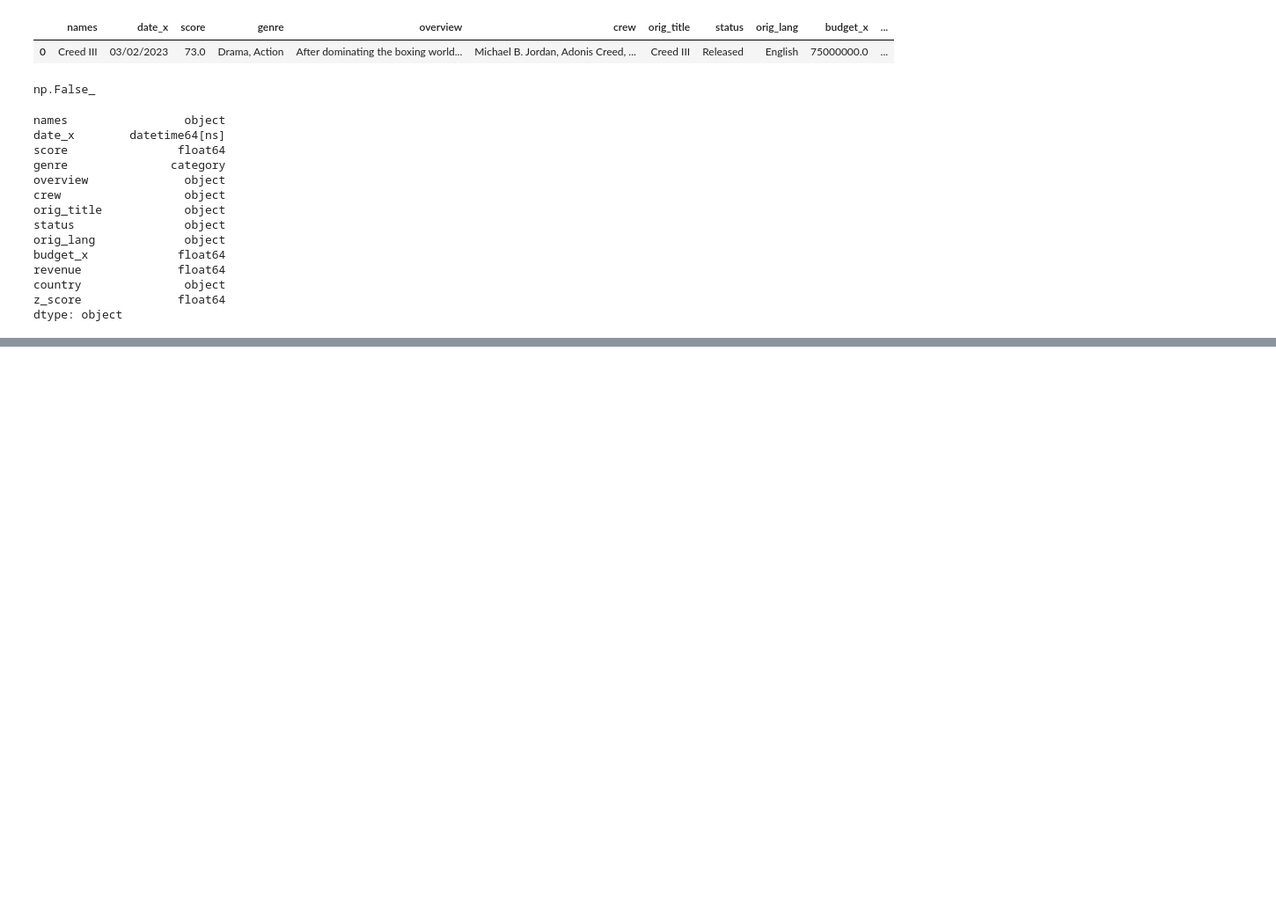
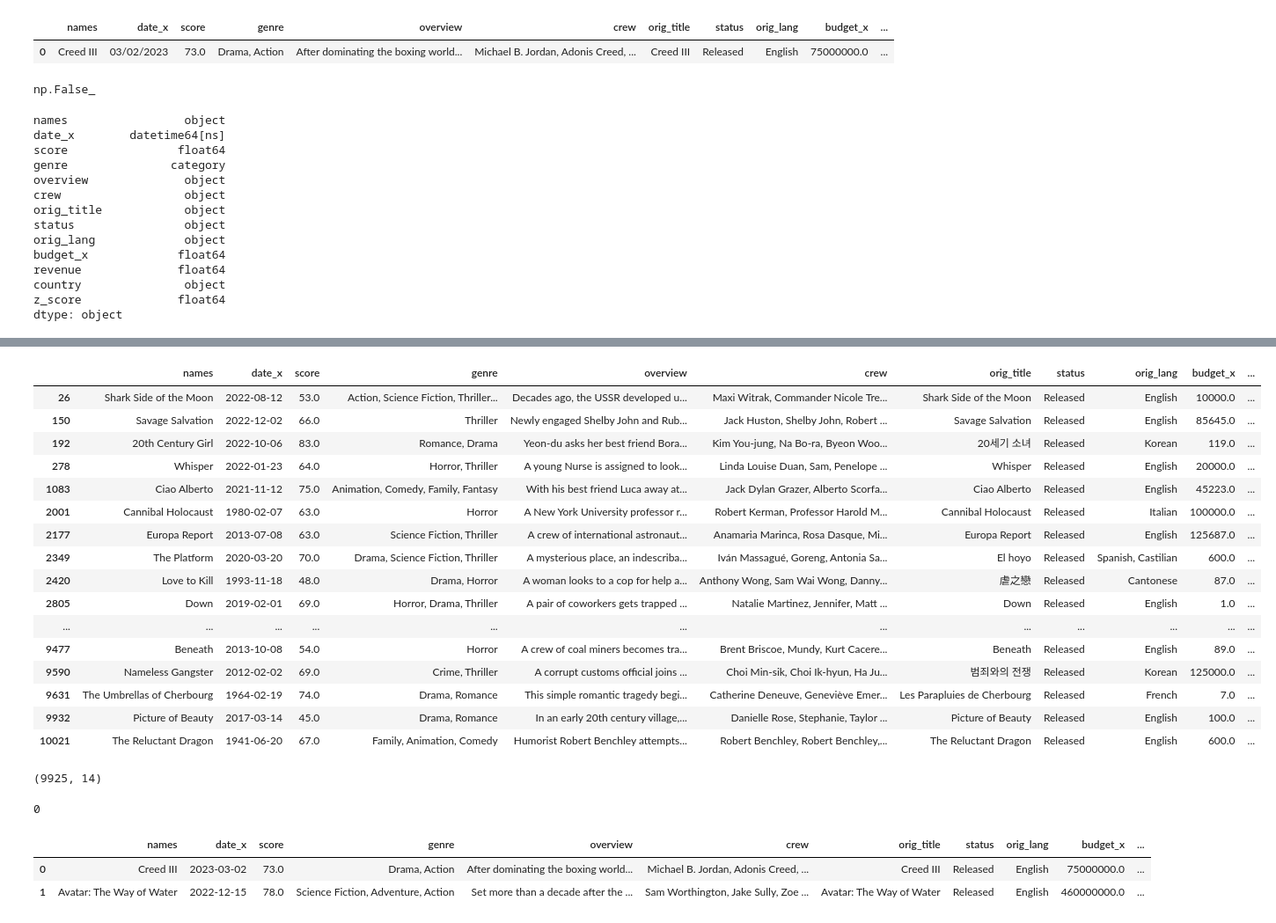
Before and after one commit to HetanshWaghela/Cinemetrics, a Jupyter notebook: Box-Office-Analysis.ipynb, the cells around one changed output, grey strips where cells are left out. Shown at 88% size. Cells and saved outputs as stored; diff of their text form; code cells hidden in the pictures; blank space fills up the shorter version.

```diff
--- a/Box-Office-Analysis.ipynb
+++ b/Box-Office-Analysis.ipynb
@@ -170,0 +167,21 @@ revenue
+# %%
+count_high_roi = df[df['ROI'] > 1000]
+count_high_roi
+# %% [output]
+|  | names | date_x | score | genre | overview | crew | orig_title | status | orig_lang | budget_x | ... |
+| 26 | Shark Side of the Moon | 2022-08-12 | 53.0 | Action, Science Fiction, Thriller... | Decades ago, the USSR developed u... | Maxi Witrak, Commander Nicole Tre... | Shark Side of the Moon | Released | English | 10000.0 | ... |
+| 150 | Savage Salvation | 2022-12-02 | 66.0 | Thriller | Newly engaged Shelby John and Rub... | Jack Huston, Shelby John, Robert ... | Savage Salvation | Released | English | 85645.0 | ... |
+| 192 | 20th Century Girl | 2022-10-06 | 83.0 | Romance, Drama | Yeon-du asks her best friend Bora... | Kim You-jung, Na Bo-ra, Byeon Woo... | 20세기 소녀 | Released | Korean | 119.0 | ... |
+| 278 | Whisper | 2022-01-23 | 64.0 | Horror, Thriller | A young Nurse is assigned to look... | Linda Louise Duan, Sam, Penelope ... | Whisper | Released | English | 20000.0 | ... |
+| 1083 | Ciao Alberto | 2021-11-12 | 75.0 | Animation, Comedy, Family, Fantasy | With his best friend Luca away at... | Jack Dylan Grazer, Alberto Scorfa... | Ciao Alberto | Released | English | 45223.0 | ... |
+| 2001 | Cannibal Holocaust | 1980-02-07 | 63.0 | Horror | A New York University professor r... | Robert Kerman, Professor Harold M... | Cannibal Holocaust | Released | Italian | 100000.0 | ... |
+| 2177 | Europa Report | 2013-07-08 | 63.0 | Science Fiction, Thriller | A crew of international astronaut... | Anamaria Marinca, Rosa Dasque, Mi... | Europa Report | Released | English | 125687.0 | ... |
+| 2349 | The Platform | 2020-03-20 | 70.0 | Drama, Science Fiction, Thriller | A mysterious place, an indescriba... | Iván Massagué, Goreng, Antonia Sa... | El hoyo | Released | Spanish, Castilian | 600.0 | ... |
+| 2420 | Love to Kill | 1993-11-18 | 48.0 | Drama, Horror | A woman looks to a cop for help a... | Anthony Wong, Sam Wai Wong, Danny... | 虐之戀 | Released | Cantonese | 87.0 | ... |
+| 2805 | Down | 2019-02-01 | 69.0 | Horror, Drama, Thriller | A pair of coworkers gets trapped ... | Natalie Martinez, Jennifer, Matt ... | Down | Released | English | 1.0 | ... |
+| ... | ... | ... | ... | ... | ... | ... | ... | ... | ... | ... | ... |
+| 9477 | Beneath | 2013-10-08 | 54.0 | Horror | A crew of coal miners becomes tra... | Brent Briscoe, Mundy, Kurt Cacere... | Beneath | Released | English | 89.0 | ... |
+| 9590 | Nameless Gangster | 2012-02-02 | 69.0 | Crime, Thriller | A corrupt customs official joins ... | Choi Min-sik, Choi Ik-hyun, Ha Ju... | 범죄와의 전쟁 | Released | Korean | 125000.0 | ... |
+| 9631 | The Umbrellas of Cherbourg | 1964-02-19 | 74.0 | Drama, Romance | This simple romantic tragedy begi... | Catherine Deneuve, Geneviève Emer... | Les Parapluies de Cherbourg | Released | French | 7.0 | ... |
+| 9932 | Picture of Beauty | 2017-03-14 | 45.0 | Drama, Romance | In an early 20th century village,... | Danielle Rose, Stephanie, Taylor ... | Picture of Beauty | Released | English | 100.0 | ... |
+| 10021 | The Reluctant Dragon | 1941-06-20 | 67.0 | Family, Animation, Comedy | Humorist Robert Benchley attempts... | Robert Benchley, Robert Benchley,... | The Reluctant Dragon | Released | English | 600.0 | ... |
@@ -170,0 +190,9 @@ revenue
+# %%
+df.shape
+# %% [output]
+(9925, 14)
+# %%
+count_high_roi = df[df['ROI'] > 100].shape[0]
+count_high_roi
+# %% [output]
+0
@@ -170,0 +214,6 @@ revenue
+# %%
+df.head(2)
+# %% [output]
+|  | names | date_x | score | genre | overview | crew | orig_title | status | orig_lang | budget_x | ... |
+| 0 | Creed III | 2023-03-02 | 73.0 | Drama, Action | After dominating the boxing world... | Michael B. Jordan, Adonis Creed, ... | Creed III | Released | English | 75000000.0 | ... |
+| 1 | Avatar: The Way of Water | 2022-12-15 | 78.0 | Science Fiction, Adventure, Action | Set more than a decade after the ... | Sam Worthington, Jake Sully, Zoe ... | Avatar: The Way of Water | Released | English | 460000000.0 | ... |
```
Also changed, not shown: parts of 6 cells of this notebook.
